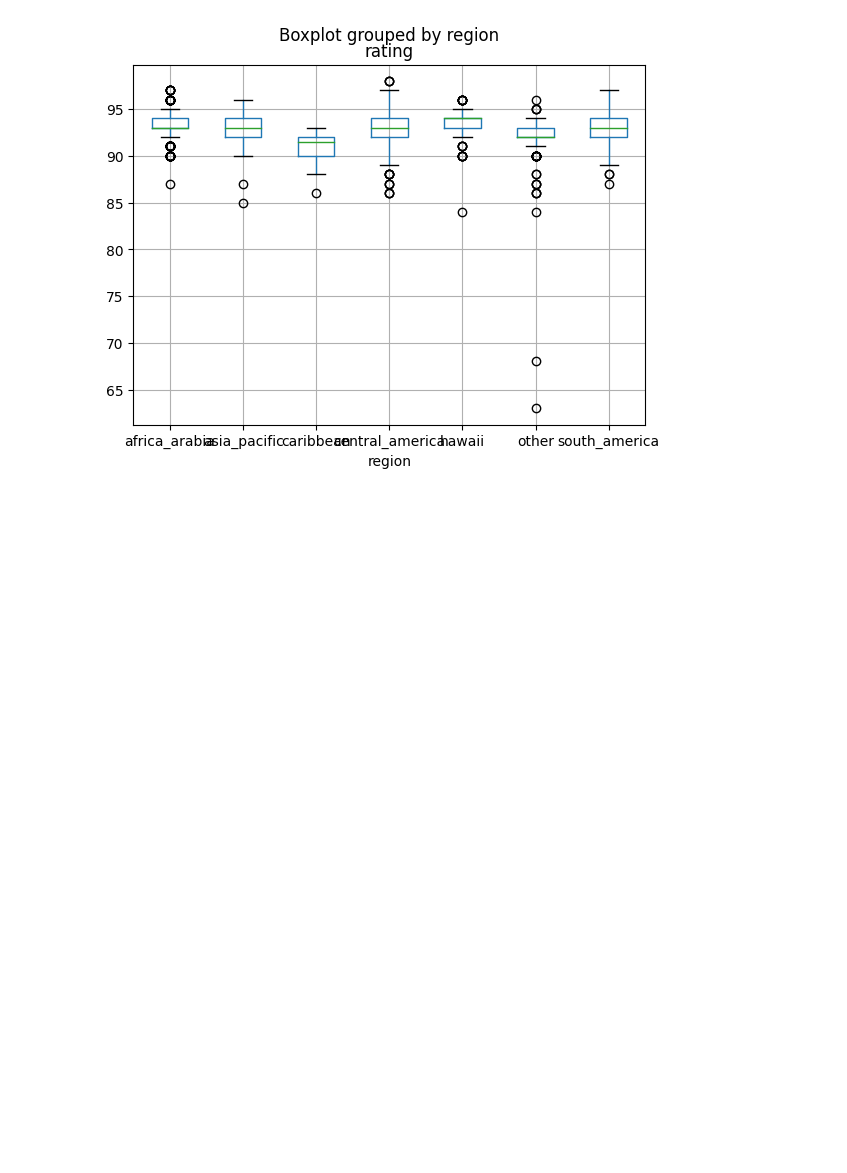
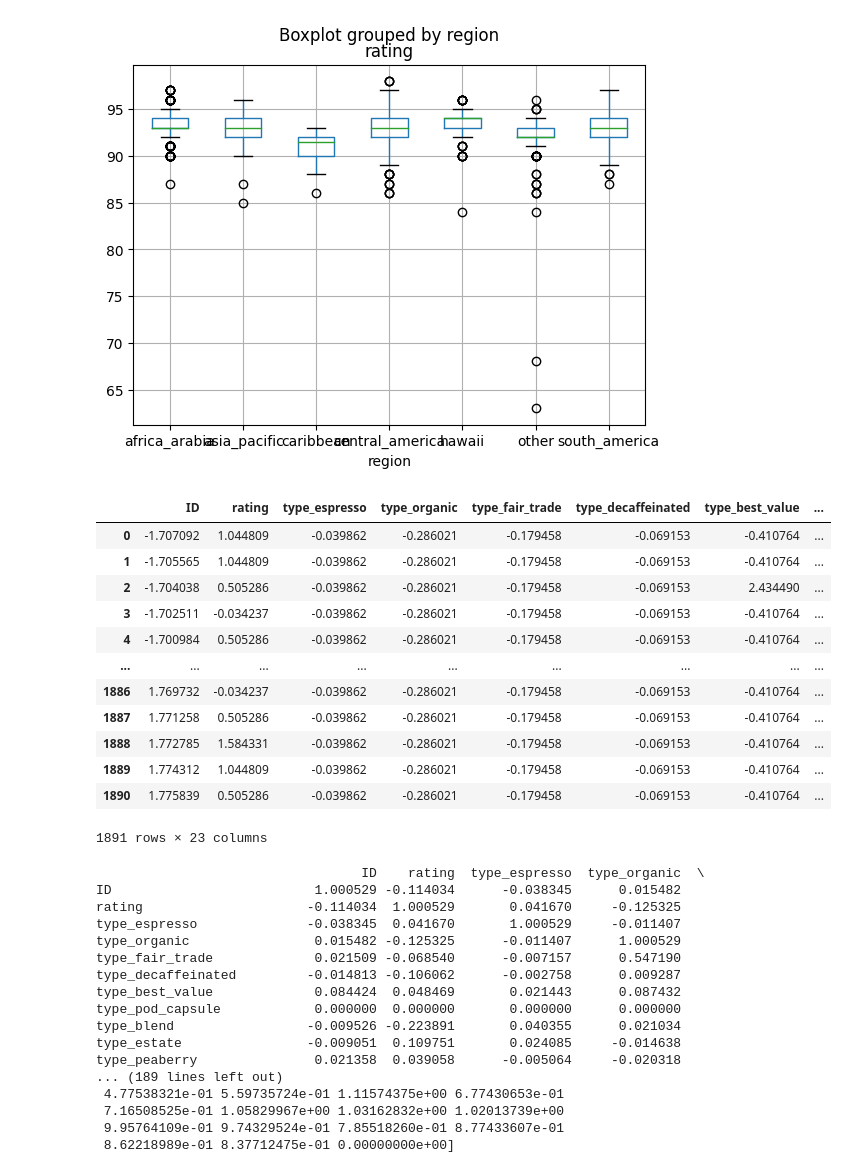
Before and after one commit to DATA-606-SPRING-2023-TUE/nicholas_data606, a Jupyter notebook: src/Regression.ipynb, the cells around one changed output. Saved outputs shown, nothing was run; the diff lists cells and outputs as text; code cells hidden in the pictures; blank space fills up the shorter version.

```diff
--- a/src/Regression.ipynb
+++ b/src/Regression.ipynb
@@ -6,8 +6,7 @@ import datetime as dt
 import matplotlib.pyplot as plt
 from matplotlib.pyplot import figure
 
-df = pd.read_csv("/content/sample_data/coffee_clean.csv", encoding='latin-1')
-
+df = pd.read_csv("https://raw.githubusercontent.com/DATA-606-SPRING-2023-TUE/nicholas_data606/main/data/coffee_clean.csv")
 
 # convert date to numeric value for regression
 df['review_date'] = pd.to_datetime(df['review_date'], format='%m/%d/%Y')
@@ -15,6 +14,7 @@ df['review_date'] = df['review_date'].map(dt.datetime.toordinal)
 
 df = df.dropna()
 df.info()
+df.head()
 # %% [output]
 <class 'pandas.core.frame.DataFrame'>
 Int64Index: 1891 entries, 0 to 2199
@@ -38,3 +45,57 @@ memory usage: 487.5+ KB
 boxplot = df.boxplot(by = 'region', column=['rating'])
 # %% [output]
 [figure]
+# %%
+# standardize and compute eigen values to determine corelations
+from sklearn.preprocessing import StandardScaler
+
+numerics = ['int16', 'int32', 'int64', 'float16', 'float32', 'float64']
+numeric_columns = df.select_dtypes(include=numerics)
+
+
+scaler = StandardScaler(copy=True, with_std=True)
+scaler_model = scaler.fit(numeric_columns)
+
+df_standardized = pd.DataFrame(scaler_model.transform(numeric_columns), columns=list(numeric_columns.columns))
+
+display(df_standardized)
+
+import numpy as np
+pd.set_option('display.max_rows', 50)
+pd.set_option('display.max_columns', 50)
+df_cov = df_standardized.cov()
+print(df_cov)
+
+eigen_values, eigen_vectors = np.linalg.eig(df_cov)
+print(eigen_values)
+# %% [output]
+|  | ID | rating | type_espresso | type_organic | type_fair_trade | type_decaffeinated | type_best_value | ... |
+| 0 | -1.707092 | 1.044809 | -0.039862 | -0.286021 | -0.179458 | -0.069153 | -0.410764 | ... |
+| 1 | -1.705565 | 1.044809 | -0.039862 | -0.286021 | -0.179458 | -0.069153 | -0.410764 | ... |
+| 2 | -1.704038 | 0.505286 | -0.039862 | -0.286021 | -0.179458 | -0.069153 | 2.434490 | ... |
+| 3 | -1.702511 | -0.034237 | -0.039862 | -0.286021 | -0.179458 | -0.069153 | -0.410764 | ... |
+| 4 | -1.700984 | 0.505286 | -0.039862 | -0.286021 | -0.179458 | -0.069153 | -0.410764 | ... |
+| ... | ... | ... | ... | ... | ... | ... | ... | ... |
+| 1886 | 1.769732 | -0.034237 | -0.039862 | -0.286021 | -0.179458 | -0.069153 | -0.410764 | ... |
+| 1887 | 1.771258 | 0.505286 | -0.039862 | -0.286021 | -0.179458 | -0.069153 | -0.410764 | ... |
+| 1888 | 1.772785 | 1.584331 | -0.039862 | -0.286021 | -0.179458 | -0.069153 | -0.410764 | ... |
+| 1889 | 1.774312 | 1.044809 | -0.039862 | -0.286021 | -0.179458 | -0.069153 | -0.410764 | ... |
+| 1890 | 1.775839 | 0.505286 | -0.039862 | -0.286021 | -0.179458 | -0.069153 | -0.410764 | ... |
+1891 rows × 23 columns
+                                  ID    rating  type_espresso  type_organic  \
+ID                          1.000529 -0.114034      -0.038345      0.015482
+rating                     -0.114034  1.000529       0.041670     -0.125325
+type_espresso              -0.038345  0.041670       1.000529     -0.011407
+type_organic                0.015482 -0.125325      -0.011407      1.000529
+type_fair_trade             0.021509 -0.068540      -0.007157      0.547190
+type_decaffeinated         -0.014813 -0.106062      -0.002758      0.009287
+type_best_value             0.084424  0.048469       0.021443      0.087432
+type_pod_capsule            0.000000  0.000000       0.000000      0.000000
+type_blend                 -0.009526 -0.223891       0.040355      0.021034
+type_estate                -0.009051  0.109751       0.024085     -0.014638
+type_peaberry               0.021358  0.039058      -0.005064     -0.020318
+... (189 lines left out)
+ 4.77538321e-01 5.59735724e-01 1.11574375e+00 6.77430653e-01
+ 7.16508525e-01 1.05829967e+00 1.03162832e+00 1.02013739e+00
+ 9.95764109e-01 9.74329524e-01 7.85518260e-01 8.77433607e-01
+ 8.62218989e-01 8.37712475e-01 0.00000000e+00]
```
Also changed, not shown: parts of 15 cells of this notebook.
